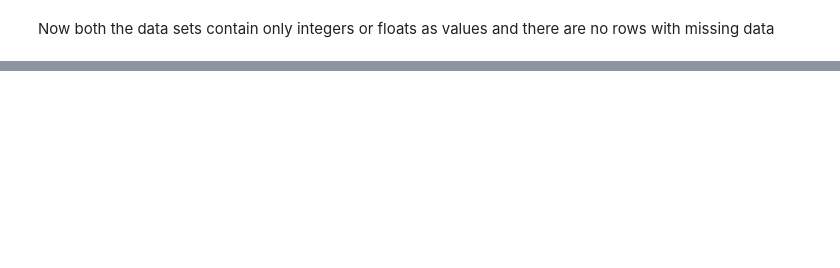
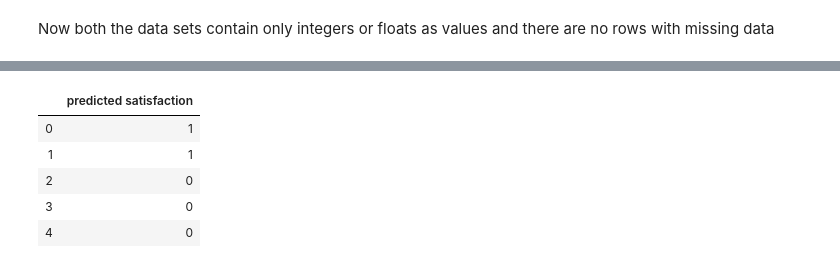
Before and after one commit to hunterray4/MA477, a Jupyter notebook: ma477_project 2_ray.ipynb.ipynb, the cells around one changed output, grey strips where cells are left out. Cells and saved outputs as stored; diff of their text form; code cells hidden in the pictures; blank space fills up the shorter version.

```diff
--- a/ma477_project 2_ray.ipynb.ipynb
+++ b/ma477_project 2_ray.ipynb.ipynb
@@ -379,0 +579,15 @@ ValueError: Wrong number of items passed 26, placement implies 103904
+# %%
+lr_x_test=(df_test-mean)/std
+# %%
+lr_predictions=lr_model.predict(lr_x_test)
+# %%
+lr_df_pred=pd.DataFrame(lr_predictions,columns=['predicted satisfaction'])
+# %%
+lr_df_pred.head()
+# %% [output]
+|  | predicted satisfaction |
+| 0 | 1 |
+| 1 | 1 |
+| 2 | 0 |
+| 3 | 0 |
+| 4 | 0 |
```
Also changed, not shown: parts of 64 cells of this notebook.
